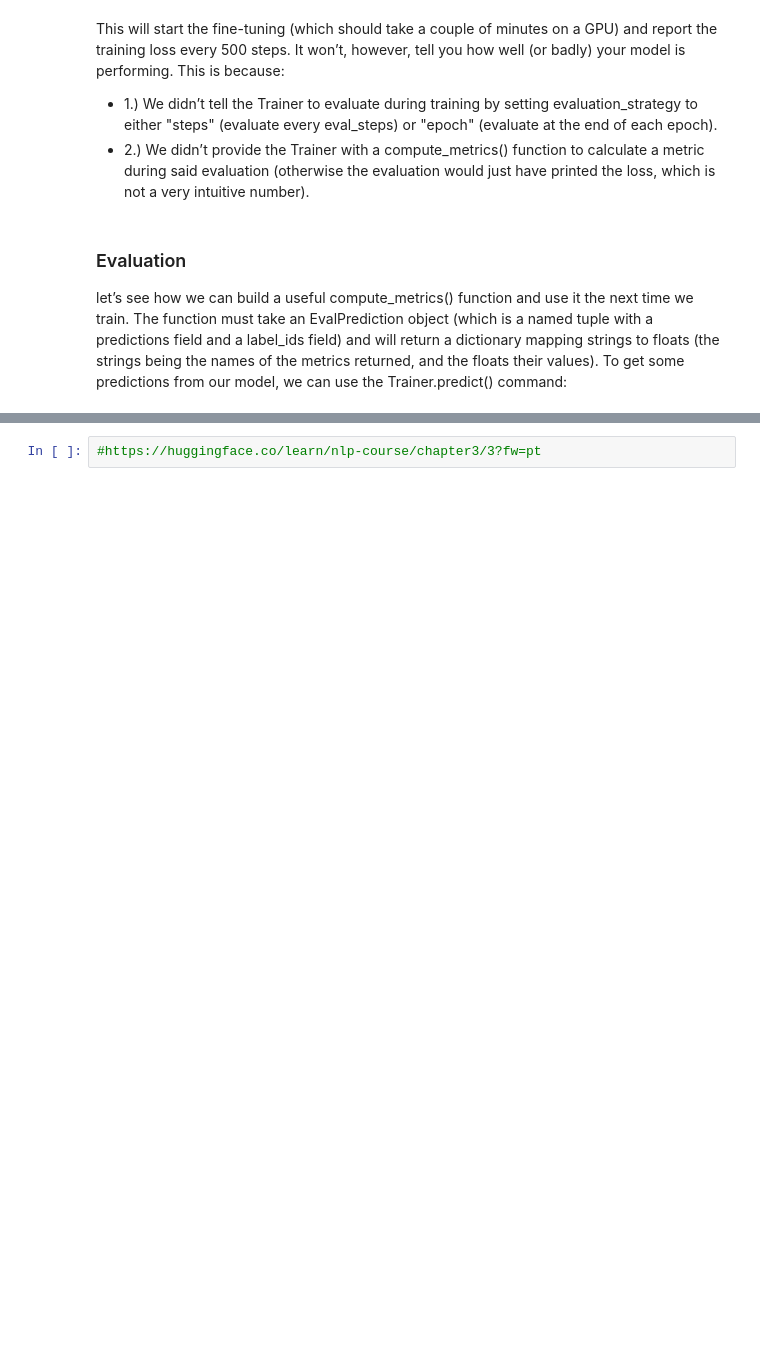
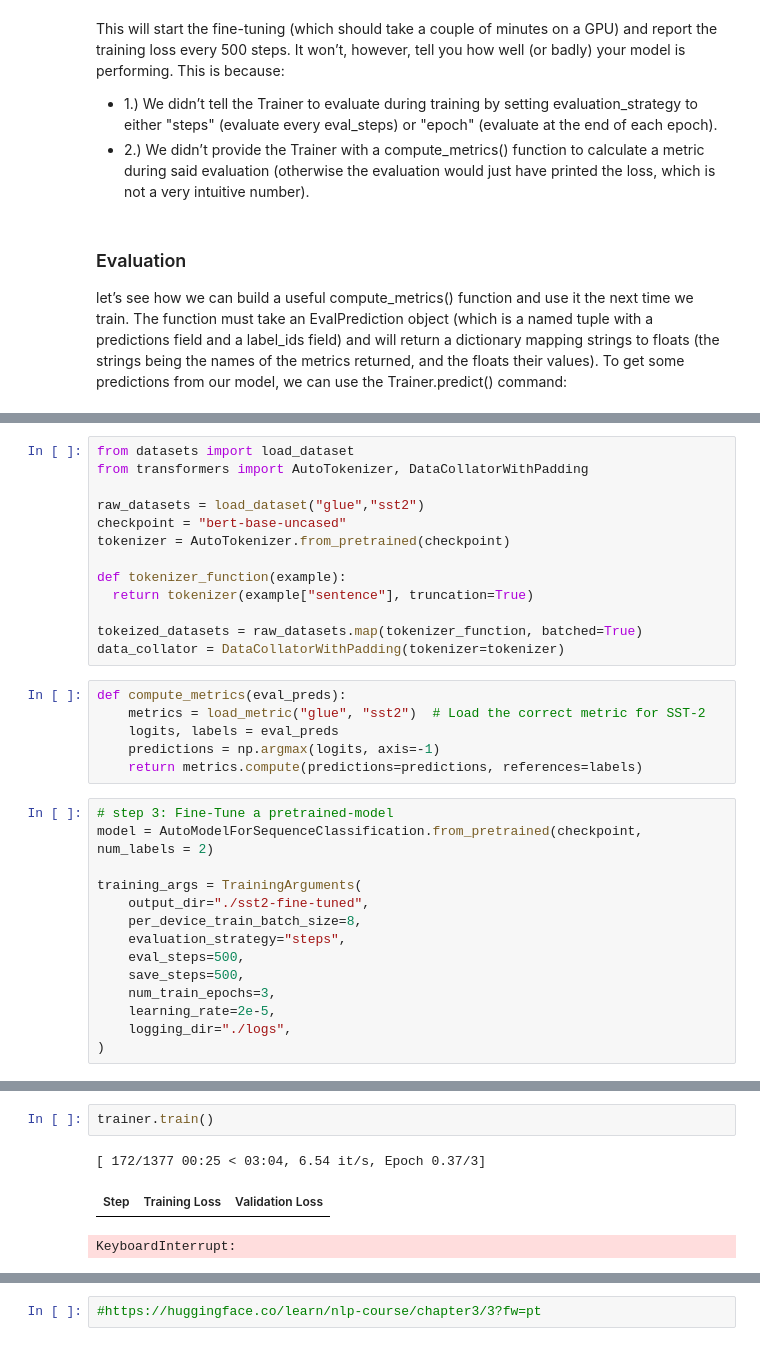
Before and after one commit to anthony95macias/NLP_HF_2, a Jupyter notebook: HF_NLP_DOCS.ipynb, the cells around one changed output, grey strips where cells are left out. Drawn from its saved outputs; the diff is of its cells as text; blank space fills up the shorter version.

```diff
--- a/HF_NLP_DOCS.ipynb
+++ b/HF_NLP_DOCS.ipynb
@@ -860,0 +983,33 @@ print(predictions.predictions.shape, predictions.label_ids.shape)
+# %%
+from datasets import load_dataset
+from transformers import AutoTokenizer, DataCollatorWithPadding
+
+raw_datasets = load_dataset("glue","sst2")
+checkpoint = "bert-base-uncased"
+tokenizer = AutoTokenizer.from_pretrained(checkpoint)
+
+def tokenizer_function(example):
+  return tokenizer(example["sentence"], truncation=True)
+
+tokeized_datasets = raw_datasets.map(tokenizer_function, batched=True)
+data_collator = DataCollatorWithPadding(tokenizer=tokenizer)
+# %%
+def compute_metrics(eval_preds):
+    metrics = load_metric("glue", "sst2")  # Load the correct metric for SST-2
+    logits, labels = eval_preds
+    predictions = np.argmax(logits, axis=-1)
+    return metrics.compute(predictions=predictions, references=labels)
+# %%
+# step 3: Fine-Tune a pretrained-model
+model = AutoModelForSequenceClassification.from_pretrained(checkpoint, num_labels = 2)
+
+training_args = TrainingArguments(
+    output_dir="./sst2-fine-tuned",
+    per_device_train_batch_size=8,
+    evaluation_strategy="steps",
+    eval_steps=500,
+    save_steps=500,
+    num_train_epochs=3,
+    learning_rate=2e-5,
+    logging_dir="./logs",
+)
@@ -860,0 +1029,6 @@ print(predictions.predictions.shape, predictions.label_ids.shape)
+# %%
+trainer.train()
+# %% [output]
+[ 172/1377 00:25 < 03:04, 6.54 it/s, Epoch 0.37/3]
+| Step | Training Loss | Validation Loss |
+KeyboardInterrupt:
```
Also changed, not shown: parts of 21 cells of this notebook.
